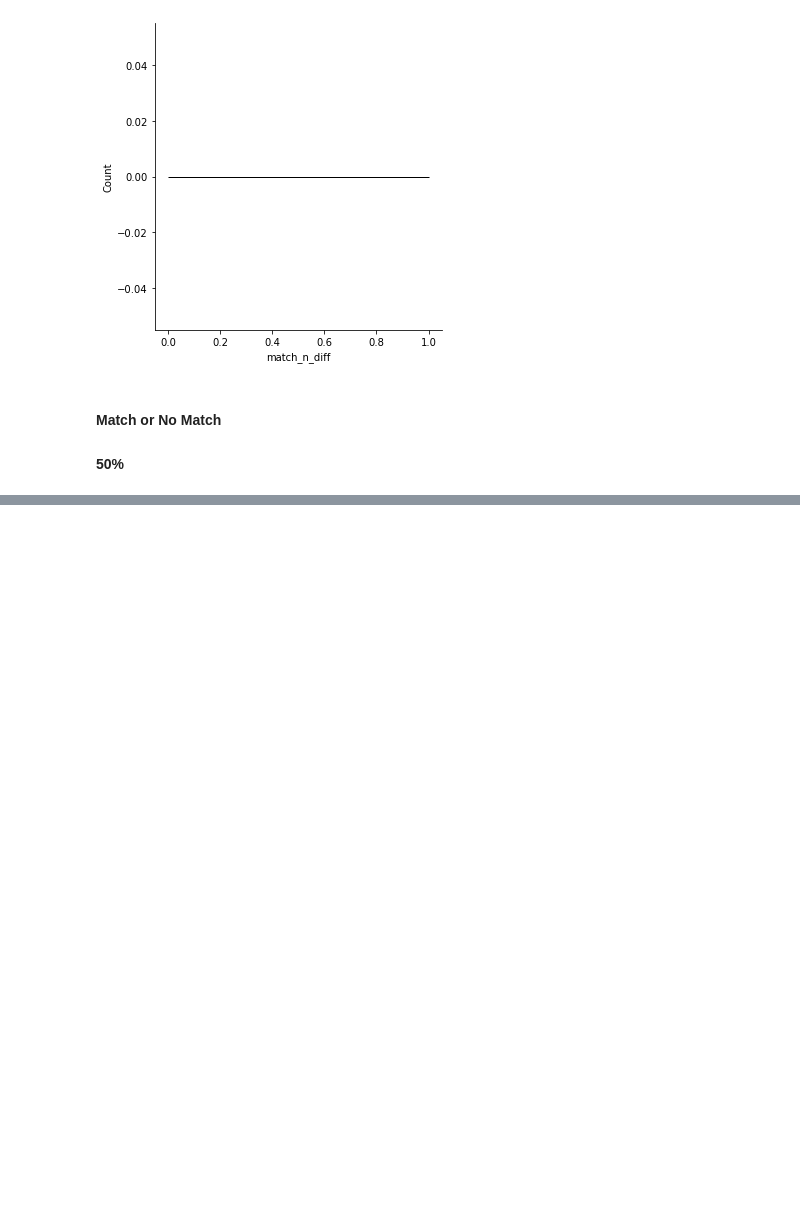
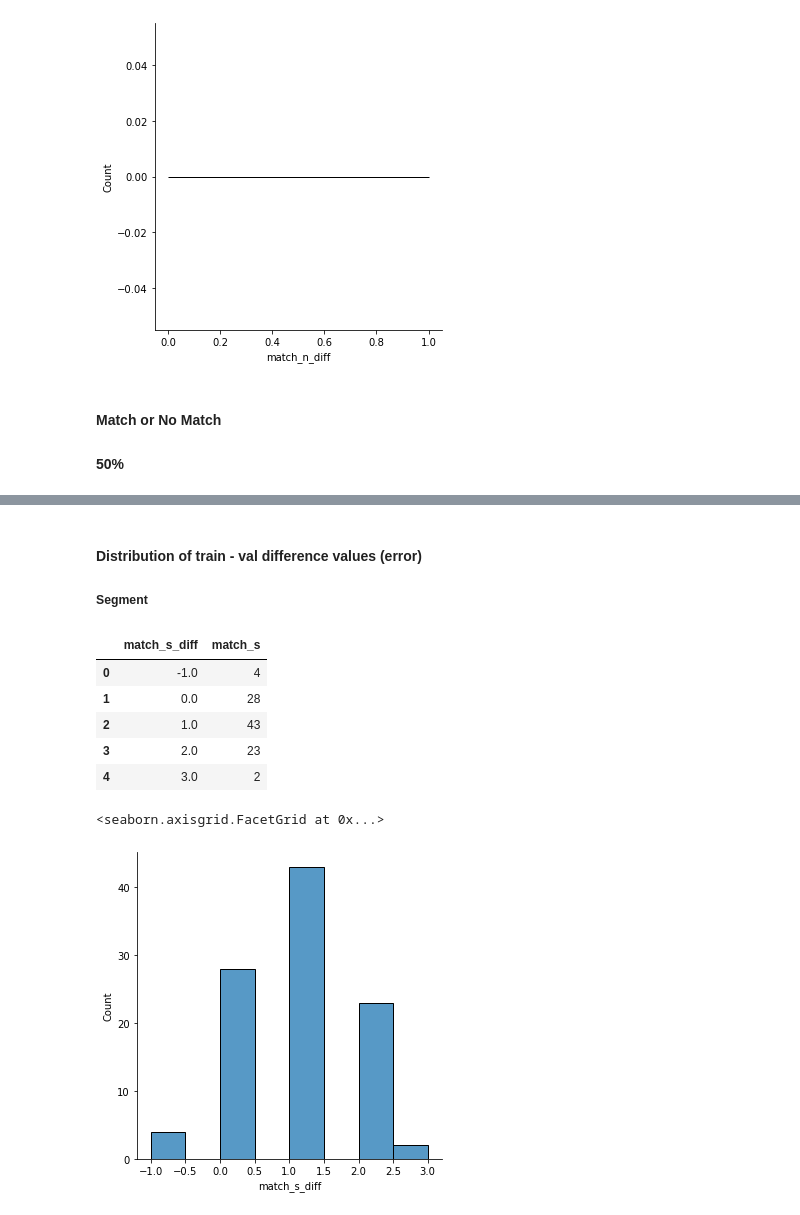
Before and after one commit to TheSameerAhmed/anger-detection-ml, a Jupyter notebook: IOE_script.ipynb, the cells around one changed output, grey strips where cells are left out. Saved outputs shown, nothing was run; the diff lists cells and outputs as text; code cells hidden in the pictures; blank space fills up the shorter version.

```diff
--- a/IOE_script.ipynb
+++ b/IOE_script.ipynb
@@ -750,0 +943,4 @@ Noisy IOE: 0.0
+# %%
+# join
+df_merged = pd.merge(anno_train,anno_val,on='file_name',how='left',suffixes=('_train', '_val'))
+df_merged
@@ -750,0 +961,4 @@ Noisy IOE: 0.0
+# %%
+# Remove Nan Rows
+df_merged = df_merged[~(df_merged[segment_label+'_train'].isna() | df_merged[segment_label+'_val'].isna())]
+df_merged.info()
@@ -750,0 +986,30 @@ Noisy IOE: 0.0
+# %%
+# IOE on segment label
+print('100%')
+df_merged['match_s'] = np.where(df_merged[segment_label+'_train'] == df_merged[segment_label+'_val'], 1, 0)
+df_merged['match_s_diff'] = df_merged[segment_label+'_train'] - df_merged[segment_label+'_val']
+df_merged['match_s_diff_abs'] = df_merged['match_s_diff'].abs()
+print('Segment: ')
+print('Matches:',df_merged['match_s'].sum())
+print('Total:',df_merged['match_s'].count())
+print('Segment Unweighted IOE:', df_merged['match_s'].sum()/df_merged['match_s'].count()*100)
+print('Segment Weighted IOE (Mean Absolute Error):', df_merged['match_s_diff_abs'].mean(),'\n')
+
+# IOE on parent label
+df_merged['match_p'] = np.where(df_merged[parent_label+'_train'] == df_merged[parent_label+'_val'], 1, 0)
+df_merged['match_p_diff'] = df_merged[parent_label+'_train'] - df_merged[parent_label+'_val']
+df_merged['match_p_diff_abs'] = df_merged['match_p_diff'].abs()
+print('Parent: ')
+print('Matches:',df_merged['match_p'].sum())
+print('Total:',df_merged['match_p'].count())
+print('Parent IOE:', df_merged['match_p'].sum()/df_merged['match_p'].count()*100)
+print('Parent Weighted IOE (Mean Absolute Error):', df_merged['match_p_diff_abs'].mean(),'\n')
+
+# IOE on Noise
+df_merged['match_n'] = np.where(df_merged['noisy'+'_train'] == df_merged['noisy'+'_val'], 1, 0)
+df_merged['match_n_diff'] = df_merged['noisy'+'_train'] - df_merged['noisy'+'_val']
+df_merged['match_n_diff_abs'] = df_merged['match_n_diff'].abs()
+print('Noisy: ')
+print('Matches:',df_merged['match_n'].sum())
+print('Total:',df_merged['match_n'].count())
+print('Noisy IOE:', df_merged['match_n'].sum()/df_merged['match_n'].count()*100)
@@ -750,0 +1051,17 @@ Noisy IOE: 0.0
+# %% [markdown]
+#### Distribution of train - val difference values (error)
+##### Segment
+# %%
+# train - val difference histogram
+temp = df_merged.groupby('match_s_diff')['match_s'].count().reset_index()
+display(temp)
+display (sns.displot(df_merged['match_s_diff']))
+# %% [output]
+|  | match_s_diff | match_s |
+| 0 | -1.0 | 4 |
+| 1 | 0.0 | 28 |
+| 2 | 1.0 | 43 |
+| 3 | 2.0 | 23 |
+| 4 | 3.0 | 2 |
+<seaborn.axisgrid.FacetGrid at 0x...>
+[figure, added]
```
Also changed, not shown: parts of 201 cells of this notebook, 1 other file.
